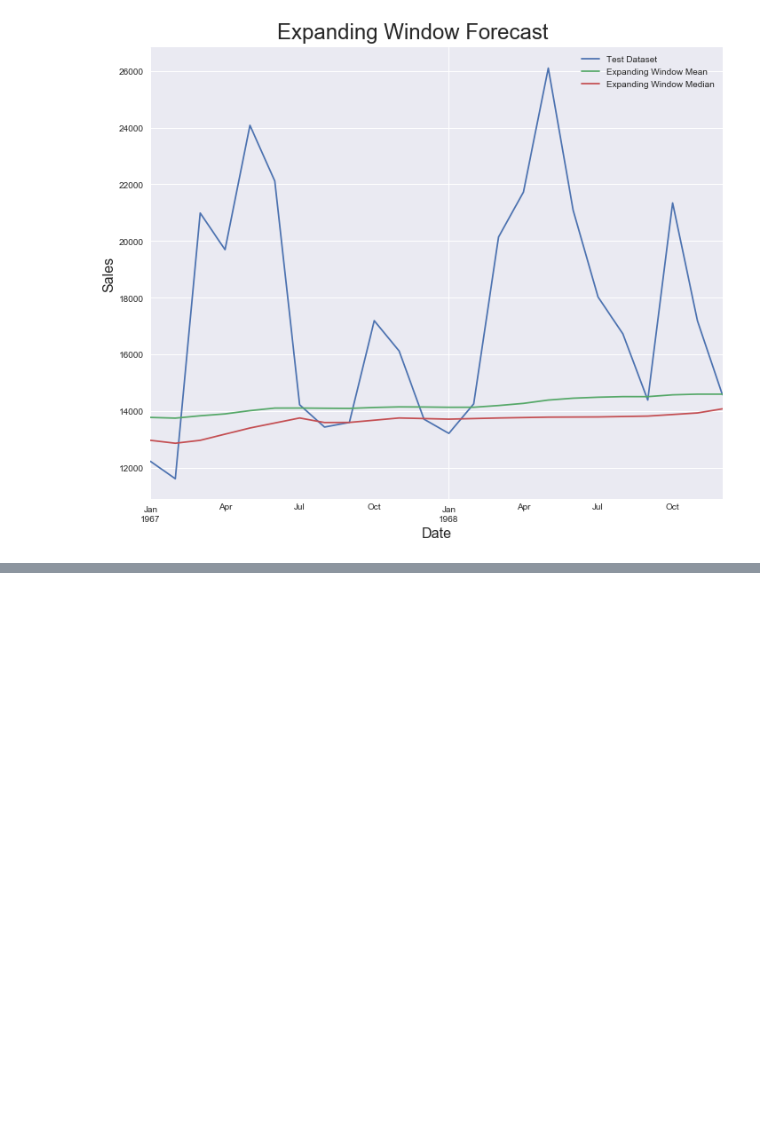
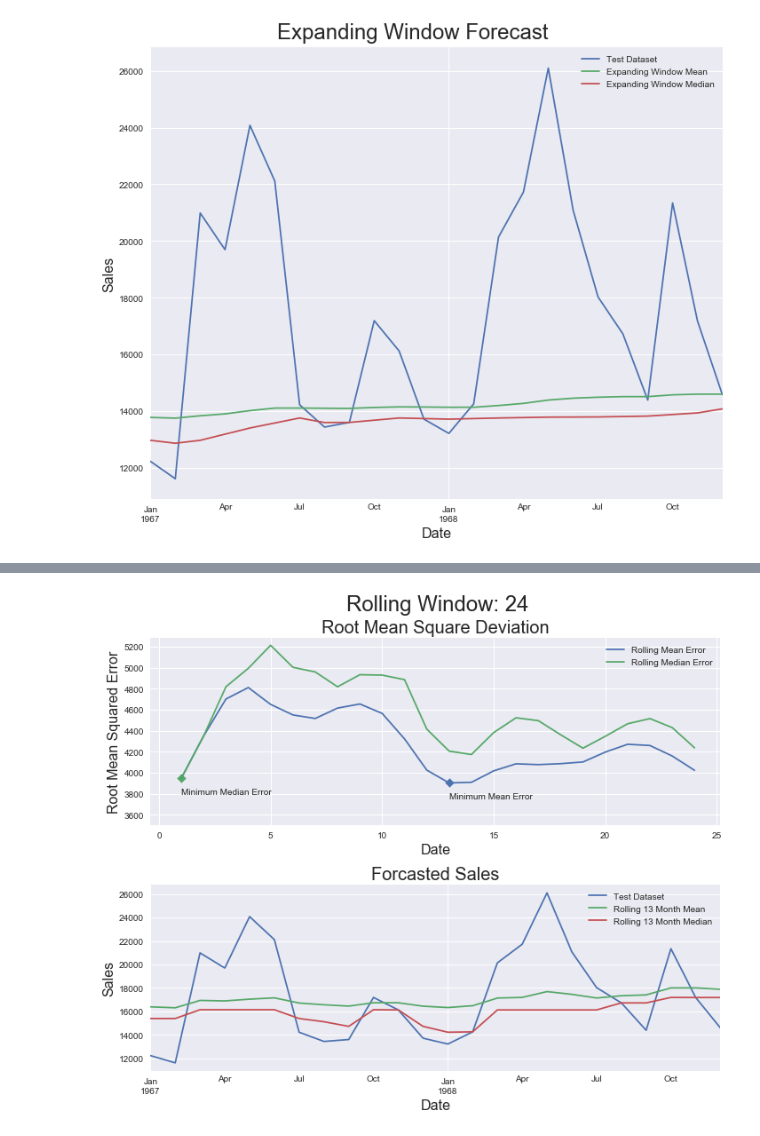
Before and after one commit to TimothyHelton/k2datascience, a Jupyter notebook: notebooks/Time_Series_Forcasting.ipynb, the cells around one changed output, grey strips where cells are left out. Saved outputs shown, nothing was run; the diff lists cells and outputs as text; code cells hidden in the pictures; blank space fills up the shorter version.

Commit message:
FEAT: add Rolling Window Forecast Model

```diff
--- a/notebooks/Time_Series_Forcasting.ipynb
+++ b/notebooks/Time_Series_Forcasting.ipynb
@@ -290,0 +291,66 @@ plt.tight_layout();
+# %%
+rolling_mean = pd.DataFrame(data.date)
+rolling_mean_error = []
+rolling_median = pd.DataFrame(data.date)
+rolling_median_error = []
+
+for n in range(1, test_duration + 1):
+    rolling_mean[f'rolling_{n}'] = data.sales.rolling(n).mean()
+    rolling_median[f'rolling_{n}'] = data.sales.rolling(n).median()
+    rolling_mean_error.append(mean_squared_error(
+        test.sales, rolling_mean[f'rolling_{n}'][-test_duration - 1:-1])**0.5)
+    rolling_median_error.append(mean_squared_error(
+        test.sales, rolling_median[f'rolling_{n}'][-test_duration - 1:-1])**0.5)
+
+min_mean = min(rolling_mean_error)
+min_mean_idx = rolling_mean_error.index(min_mean) + 1
+min_median = min(rolling_median_error)
+min_median_idx = rolling_median_error.index(min_median) + 1
+# %%
+suptitle = f'Rolling Window: {test_duration}'
+title = 'Root Mean Square Deviation'
+
+suptitle_size = 24
+title_size = 20
+label_size = 16
+
+fig = plt.figure(f'{suptitle}: {title}', figsize=(10, 8),
+                 facecolor='white', edgecolor='black')
+rows, cols = (2, 1)
+ax1 = plt.subplot2grid((rows, cols), (0, 0))
+ax2 = plt.subplot2grid((rows, cols), (1, 0))
+
+ax1.plot(range(1, len(rolling_mean_error) + 1), rolling_mean_error,
+         label='Rolling Mean Error')
+ax1.plot(range(1, len(rolling_median_error) + 1), rolling_median_error,
+         label='Rolling Median Error')
+ax1.scatter(min_mean_idx, min_mean, marker='D')
+ax1.text(min_mean_idx, min_mean - 150, 'Minimum Mean Error')
+ax1.scatter(min_median_idx, min_median, marker='D')
+ax1.text(min_median_idx, min_median - 150, 'Minimum Median Error')
+
+ax1.set_title(title, fontsize=title_size)
+ax1.legend()
+ax1.set_xlabel('Date', fontsize=label_size)
+ax1.set_ylabel('Root Mean Squared Error', fontsize=label_size)
+ax1_xmin, ax1_xmax, ax1_ymin, ax1_ymax = ax1.axis()
+ax1.axis((ax1_xmin, ax1_xmax, 3500, ax1_ymax))
+
+test.plot(x='date', y='sales', label='Test Dataset', ax=ax2)
+
+rolling_mean[-test_duration:].plot(x='date', y='rolling_13',
+                                   label='Rolling 13 Month Mean',
+                                   ax=ax2)
+
+rolling_median[-test_duration:].plot(x='date', y='rolling_13',
+                                     label='Rolling 13 Month Median',
+                                     ax=ax2)
+
+ax2.set_title('Forcasted Sales', fontsize=title_size)
+ax2.set_xlabel('Date', fontsize=label_size)
+ax2.set_ylabel('Sales', fontsize=label_size)
+
+fig.suptitle(suptitle, fontsize=suptitle_size, x=0.54, y=1.03)
+plt.tight_layout();
+# %% [output]
+[figure, added]
```
Also changed, not shown: parts of 9 cells of this notebook, 1 other file.
